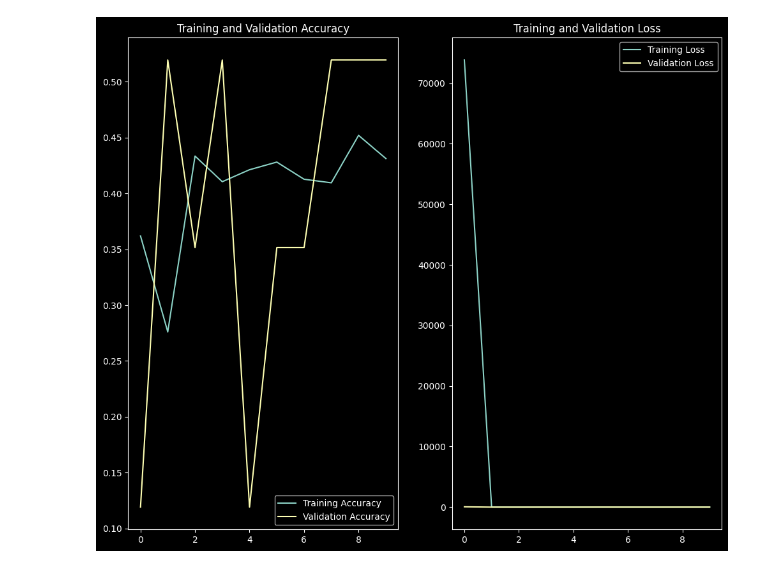
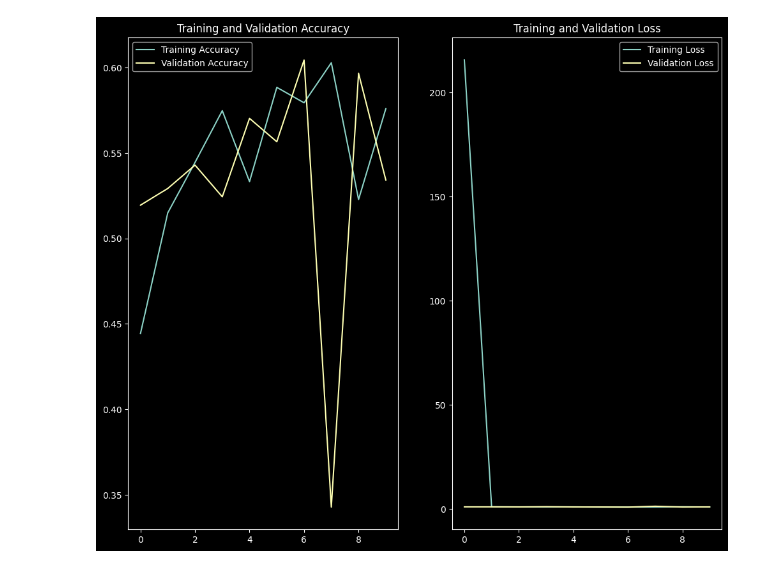
Before and after one commit to debjitpal5040/Deep_Learning_Algorithms, a Jupyter notebook: Tensorflow/alzheimers.ipynb, the cells around one changed output. Saved outputs shown, nothing was run; the diff lists cells and outputs as text; code cells hidden in the pictures.

Commit message:
alzheimers

```diff
--- a/Tensorflow/alzheimers.ipynb
+++ b/Tensorflow/alzheimers.ipynb
@@ -118,6 +128,6 @@ _________________________________________________________________
 # %%
-optimizer = SGD(learning_rate=0.001, momentum=0.9)
-epochs = 10
 alzheimers.compile(
-    optimizer=optimizer, loss="categorical_crossentropy", metrics=["accuracy"]
+    optimizer=SGD(learning_rate=0.001, momentum=0.9),
+    loss=CategoricalCrossentropy(),
+    metrics=[CategoricalAccuracy()],
 )
@@ -124,17 +146,24 @@ alzheimers.compile(
 # %%
 alzheimers_checkpoint_callback = ModelCheckpoint(
-    filepath="../Models/alzheimers_cnn",
-    monitor="val_accuracy",
+    filepath="../Models/alzheimers_cnn.keras",
+    monitor="val_loss",
     save_best_only=True,
+    mode="min",
 )
 alzheimers_tensorboard_callback = TensorBoard(
-    log_dir="../Logs/alzheimers_cnn_logs", histogram_freq=1, write_images=True
+    log_dir="../Logs/alzheimers_cnn_logs",
+    histogram_freq=1,
+    write_images=True,
+    write_steps_per_second=True,
 )
+# tensorboard --logdir="Logs/alzheimers_cnn_logs"
+
 alzheimers_csvlogger_callback = CSVLogger("../Logs/alzheimers_cnn_logs.csv")
+
 alzheimers_history = alzheimers.fit(
     train_ds,
     batch_size=64,
-    epochs=epochs,
+    epochs=10,
     validation_data=val_ds,
     callbacks=[
         alzheimers_checkpoint_callback,
@@ -171,8 +195,9 @@ Epoch 10/10
 # %%
 alzheimers_train_loss = alzheimers_history.history["loss"]
-alzheimers_train_acc = alzheimers_history.history["accuracy"]
-alzheimers_val_acc = alzheimers_history.history["val_accuracy"]
+alzheimers_train_acc = alzheimers_history.history["categorical_accuracy"]
 alzheimers_val_loss = alzheimers_history.history["val_loss"]
+alzheimers_val_acc = alzheimers_history.history["val_categorical_accuracy"]
+
 
 print("Training loss:", np.mean(alzheimers_train_loss))
 print("Validation loss:", np.mean(alzheimers_val_loss))
@@ -192,24 +217,24 @@ Validation loss: 9.202844500541687
 # %%
-epochs_range = range(epochs)
+epochs_range = range(10)
 
 # Plot the training and validation accuracy
 plt.figure(figsize=(12, 10))
 plt.subplot(1, 2, 1)
 plt.plot(epochs_range, alzheimers_train_acc, label="Training Accuracy")
 plt.plot(epochs_range, alzheimers_val_acc, label="Validation Accuracy")
 plt.legend(loc="best")
 plt.title("Training and Validation Accuracy")
 
 # Plot the training and validation loss
 plt.subplot(1, 2, 2)
 plt.plot(epochs_range, alzheimers_train_loss, label="Training Loss")
 plt.plot(epochs_range, alzheimers_val_loss, label="Validation Loss")
 plt.legend(loc="best")
 plt.title("Training and Validation Loss")
 
 plt.savefig("../Images/alzheimers_acc_loss.png", bbox_inches="tight")
 # %% [output]
-[figure, old version]
+[figure, new version]
 # %%
 alzheimers_test_loss, alzheimers_test_accuracy = alzheimers.evaluate(test_ds)
 print("Test loss:", alzheimers_test_loss)
```
Also changed, not shown: parts of 11 cells of this notebook, 16 other files.
